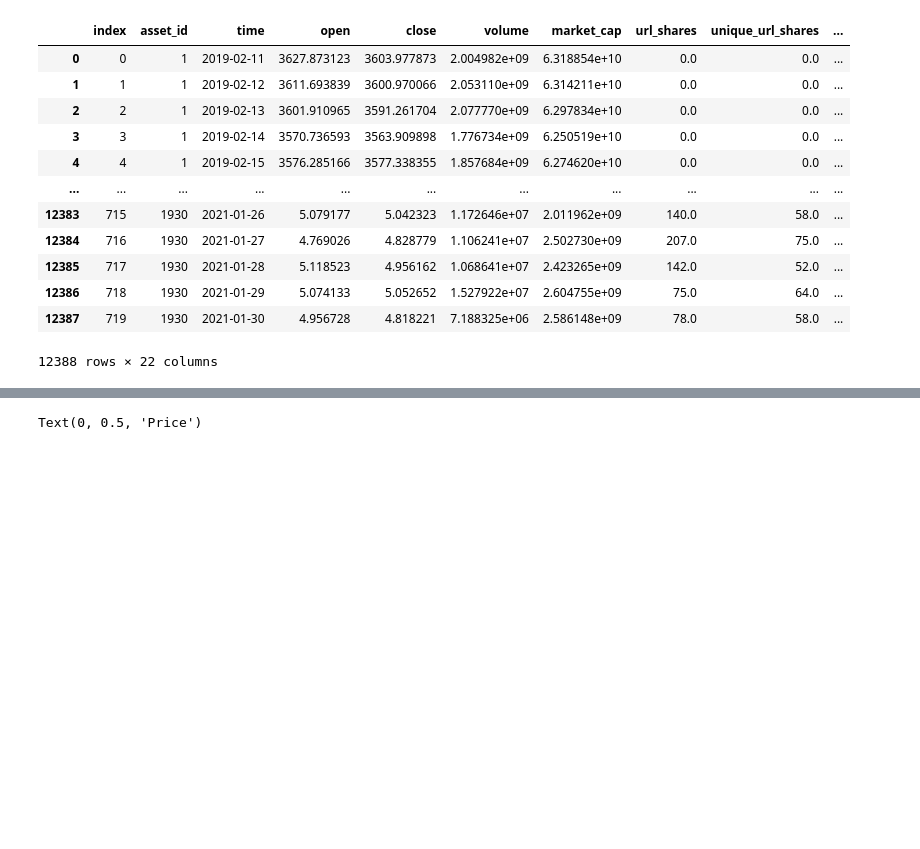
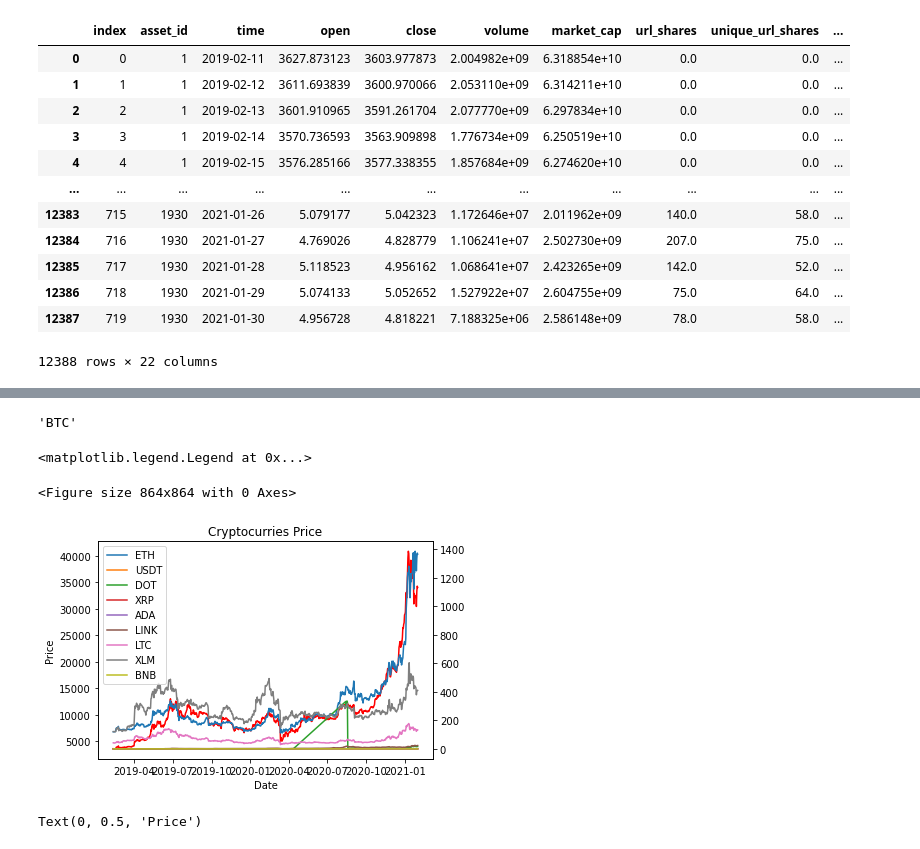
Before and after one commit to kanggg007/Cyptocurrency_project, a Jupyter notebook: Plots.ipynb, the cells around one changed output, grey strips where cells are left out. Drawn from its saved outputs; the diff is of its cells as text; code cells hidden in the pictures; blank space fills up the shorter version.

Commit message:
plots

```diff
--- a/Plots.ipynb
+++ b/Plots.ipynb
@@ -102,3 +101,52 @@ df= pd.merge(df, id_df, how="left", on=["asset_id", "asset_id"])
+# %%
+id_df.loc[0,"symbol"]
+# %% [output]
+'BTC'
+# %%
+plt.figure(figsize=(12,12))
+fig,ax=plt.subplots()
+y_axis = df.loc[(df['asset_id']=='1'),['close']]
+y_axis2 = df.loc[(df['asset_id']=='2'),['close']]
+y_axis3 = df.loc[(df['asset_id']=='7'),['close']]
+y_axis4 = df.loc[(df['asset_id']=='2780'),['close']]
+y_axis5 = df.loc[(df['asset_id']=='3'),['close']]
+y_axis6 = df.loc[(df['asset_id']=='11'),['close']]
+y_axis7 = df.loc[(df['asset_id']=='18'),['close']]
+y_axis8 = df.loc[(df['asset_id']=='4'),['close']]
+y_axis9 = df.loc[(df['asset_id']=='5'),['close']]
+y_axis10 = df.loc[(df['asset_id']=='10'),['close']]
+
+x_axis = df.loc[(df['asset_id']=='1'),['time']]
+x_axis2 = df.loc[(df['asset_id']=='2'),['time']]
+x_axis3 = df.loc[(df['asset_id']=='7'),['time']]
+x_axis4 = df.loc[(df['asset_id']=='2780'),['time']]
+x_axis5 = df.loc[(df['asset_id']=='3'),['time']]
+x_axis6 = df.loc[(df['asset_id']=='11'),['time']]
+x_axis7 = df.loc[(df['asset_id']=='18'),['time']]
+x_axis8 = df.loc[(df['asset_id']=='4'),['time']]
+x_axis9 = df.loc[(df['asset_id']=='5'),['time']]
+x_axis10 = df.loc[(df['asset_id']=='10'),['time']]
+
+
+plt.plot(x_axis, y_axis, label='BTC', color="red")
+plt.xlabel("Date")
+plt.ylabel("Price")
+plt.title("Cryptocurries Price")
+ax2=ax.twinx()
+plt.plot(x_axis2, y_axis2, label='ETH')
+plt.plot(x_axis3, y_axis3, label='USDT')
+plt.plot(x_axis4, y_axis4, label='DOT')
+plt.plot(x_axis5, y_axis5, label='XRP')
+plt.plot(x_axis6, y_axis6, label='ADA')
+plt.plot(x_axis7, y_axis7, label='LINK')
+plt.plot(x_axis8, y_axis8, label='LTC')
+plt.plot(x_axis9, y_axis9, label='XLM')
+plt.plot(x_axis10, y_axis10, label='BNB')
+plt.legend()
+# %% [output]
+<matplotlib.legend.Legend at 0x...>
+<Figure size 864x864 with 0 Axes>
+[figure, added]
 # %%
 
 coin_df = df.loc[(df['asset_id']=='2')]
```
Also changed, not shown: parts of 16 cells of this notebook, 1 other file.
